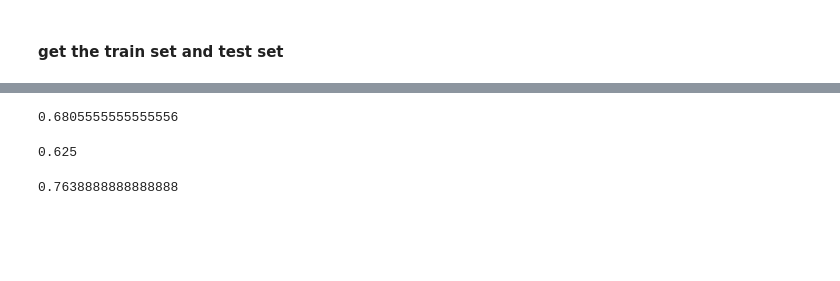
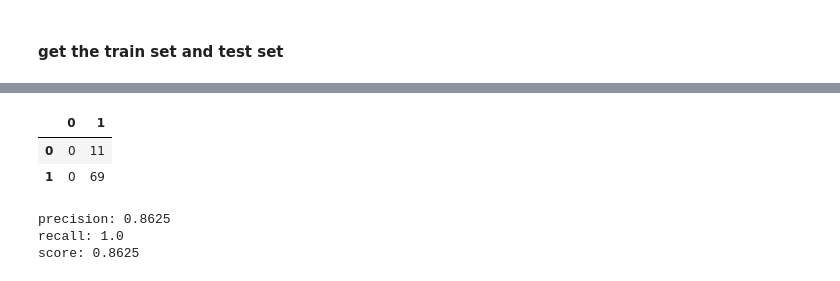
Before and after one commit to k11tqa25/nlp_based_recommender, a Jupyter notebook: basic_ML_model.ipynb, the cells around one changed output, grey strips where cells are left out. Cells and saved outputs as stored; diff of their text form; code cells hidden in the pictures; blank space fills up the shorter version.

```diff
--- a/basic_ML_model.ipynb
+++ b/basic_ML_model.ipynb
@@ -184,18 +289,18 @@ clf.score(X_test,y_test)
 # %%
-clf = RandomForestClassifier(n_estimators=8)
-clf.fit(X_train, y_train.values.ravel())
-clf.score(X_test,y_test)
+clf = SVC(kernel='rbf', probability=True)
+clf.fit(X_train, y_train)
+y_pred = clf.predict(X_test)
+pd.DataFrame(confusion_matrix(y_test, y_pred))
 # %% [output]
-0.6805555555555556
+|  | 0 | 1 |
+| 0 | 0 | 11 |
+| 1 | 0 | 69 |
-# %%
-clf = tree.DecisionTreeClassifier()
-clf.fit(X_train, y_train.values.ravel())
-clf.score(X_test,y_test)
-# %% [output]
-0.625
-# %%
-clf = SVC(kernel='rbf', probability=True)
-clf.fit(X_train, y_train.values.ravel())
-clf.score(X_test,y_test)
-# %% [output]
-0.7638888888888888
+# %%
+pre = metrics.precision_score(y_test, y_pred)
+rec = metrics.recall_score(y_test, y_pred)
+score = clf.score(X_test,y_test)
+print("precision:", pre, "\nrecall:", rec, "\nscore:", score)
+# %% [output]
+precision: 0.8625
+recall: 1.0
+score: 0.8625
```
Also changed, not shown: parts of 26 cells of this notebook.
